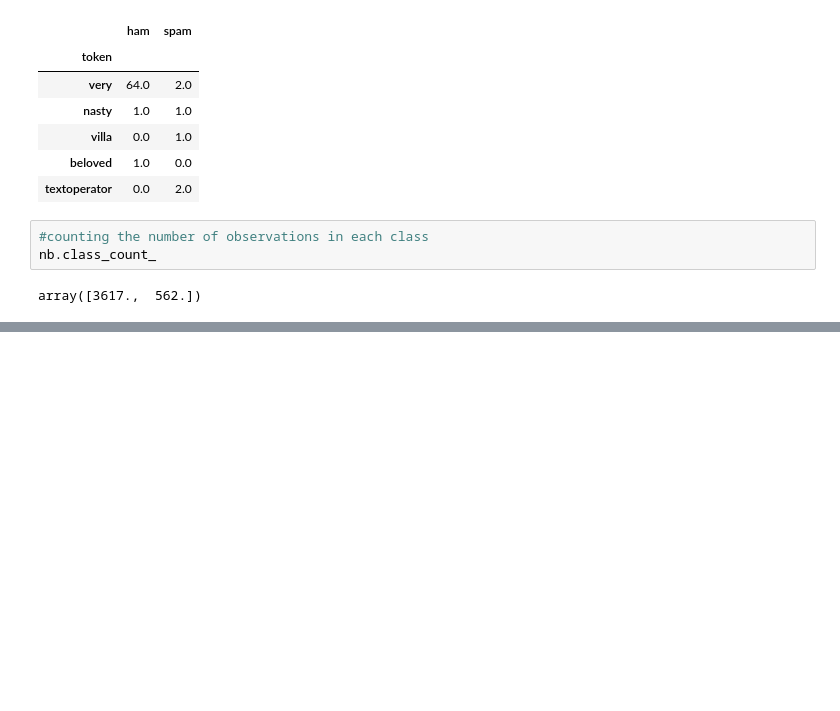
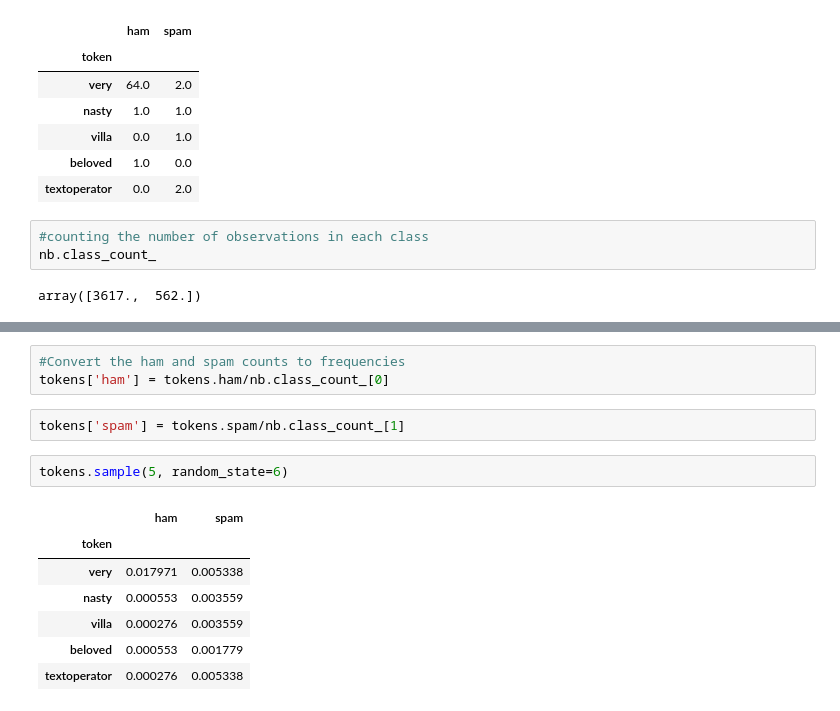
Before and after one commit to tawfiqam/TextAnalysisTests, a Jupyter notebook: Vectorisers.ipynb, the cells around one changed output, grey strips where cells are left out. Saved outputs shown, nothing was run; the diff lists cells and outputs as text; blank space fills up the shorter version.

```diff
--- a/Vectorisers.ipynb
+++ b/Vectorisers.ipynb
@@ -362,0 +376,15 @@ array([3617.,  562.])
+# %%
+#Convert the ham and spam counts to frequencies
+tokens['ham'] = tokens.ham/nb.class_count_[0]
+# %%
+tokens['spam'] = tokens.spam/nb.class_count_[1]
+# %%
+tokens.sample(5, random_state=6)
+# %% [output]
+|  | ham | spam |
+| token |  |  |
+| very | 0.017971 | 0.005338 |
+| nasty | 0.000553 | 0.003559 |
+| villa | 0.000276 | 0.003559 |
+| beloved | 0.000553 | 0.001779 |
+| textoperator | 0.000276 | 0.005338 |
```
Also changed, not shown: parts of 4 cells of this notebook.
